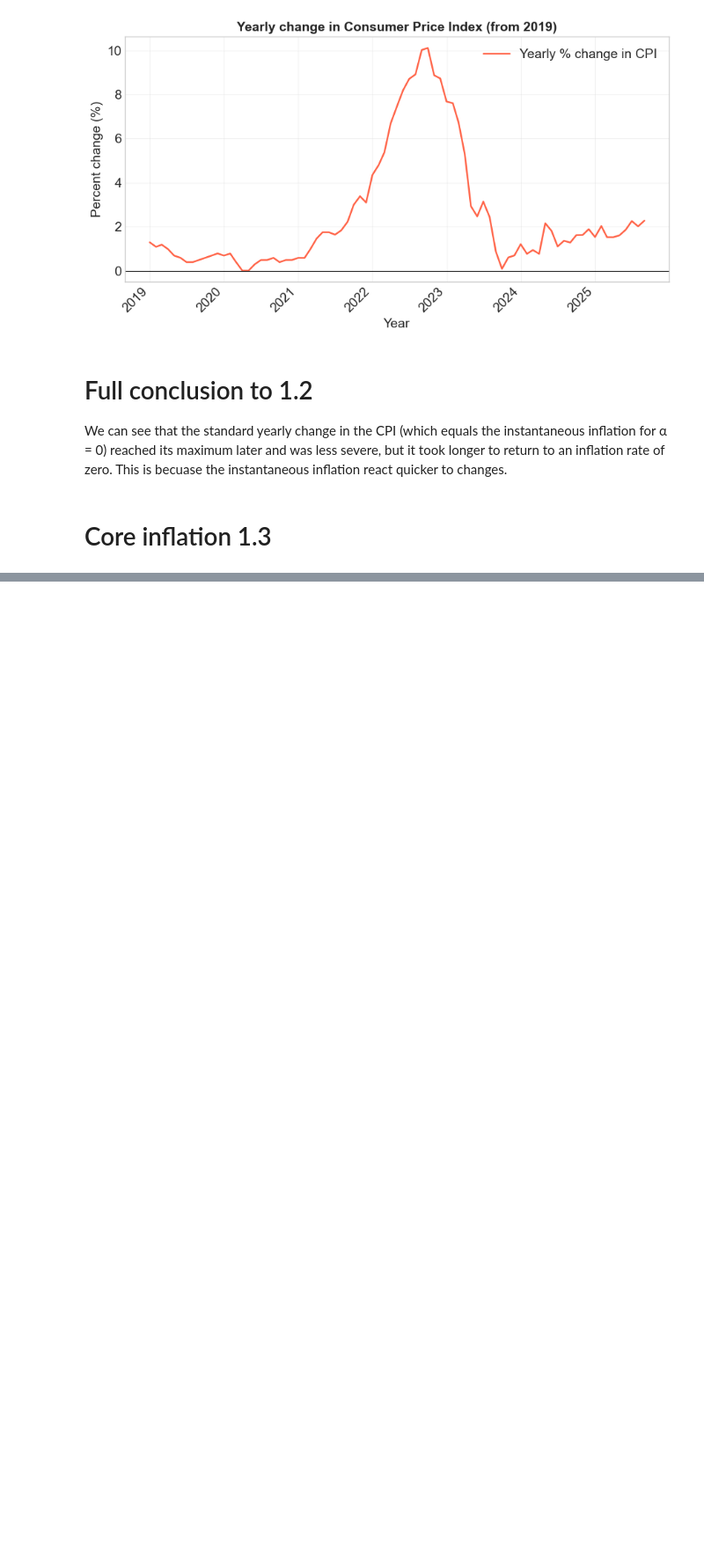
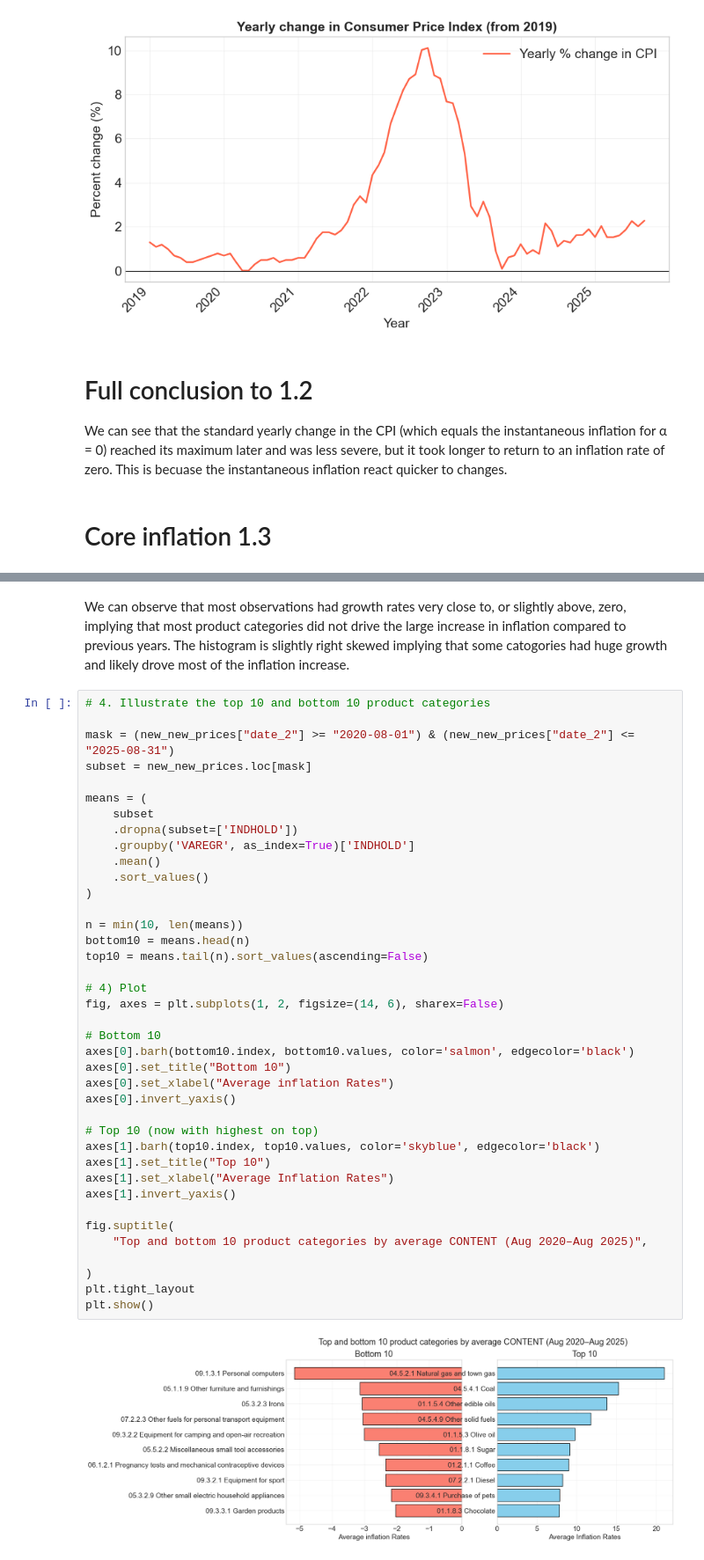
Before and after one commit to gcr710/Andreas, a Jupyter notebook: dataproject/dataproject.ipynb, the cells around one changed output, grey strips where cells are left out. Shown at 88% size. Saved outputs shown, nothing was run; the diff lists cells and outputs as text; blank space fills up the shorter version.

```diff
--- a/dataproject/dataproject.ipynb
+++ b/dataproject/dataproject.ipynb
@@ -377,0 +602,43 @@ We can see that the standard yearly change in the CPI (which equals the instanta
+# %% [markdown]
+We can observe that most observations had growth rates very close to, or slightly above, zero, implying that most product categories did not drive the large increase in inflation compared to previous years. The histogram is slightly right skewed implying that some catogories had huge growth and likely drove most of the inflation increase.
+# %%
+# 4. Illustrate the top 10 and bottom 10 product categories
+
+mask = (new_new_prices["date_2"] >= "2020-08-01") & (new_new_prices["date_2"] <= "2025-08-31")
+subset = new_new_prices.loc[mask]
+
+means = (
+    subset
+    .dropna(subset=['INDHOLD'])
+    .groupby('VAREGR', as_index=True)['INDHOLD']
+    .mean()
+    .sort_values()
+)
+
+n = min(10, len(means))
+bottom10 = means.head(n)
+top10 = means.tail(n).sort_values(ascending=False)
+
+# 4) Plot
+fig, axes = plt.subplots(1, 2, figsize=(14, 6), sharex=False)
+
+# Bottom 10
+axes[0].barh(bottom10.index, bottom10.values, color='salmon', edgecolor='black')
+axes[0].set_title("Bottom 10")
+axes[0].set_xlabel("Average inflation Rates")
+axes[0].invert_yaxis()
+
+# Top 10 (now with highest on top)
+axes[1].barh(top10.index, top10.values, color='skyblue', edgecolor='black')
+axes[1].set_title("Top 10")
+axes[1].set_xlabel("Average Inflation Rates")
+axes[1].invert_yaxis()
+
+fig.suptitle(
+    "Top and bottom 10 product categories by average CONTENT (Aug 2020–Aug 2025)",
+
+)
+plt.tight_layout
+plt.show()
+# %% [output]
+[figure, added]
```
Also changed, not shown: parts of 25 cells of this notebook.
